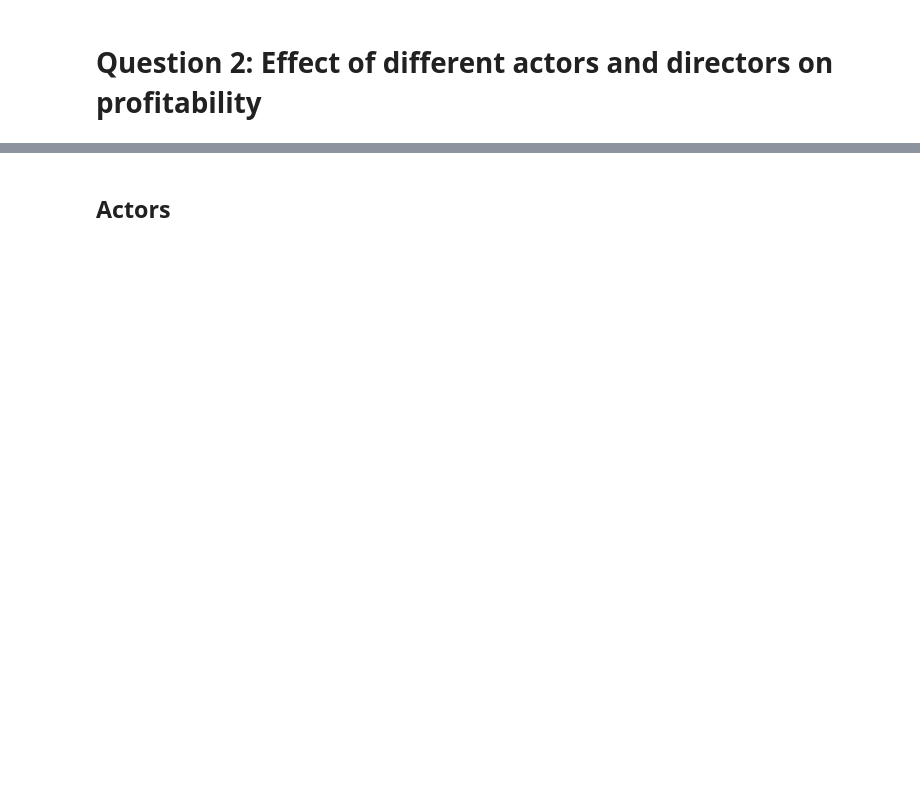
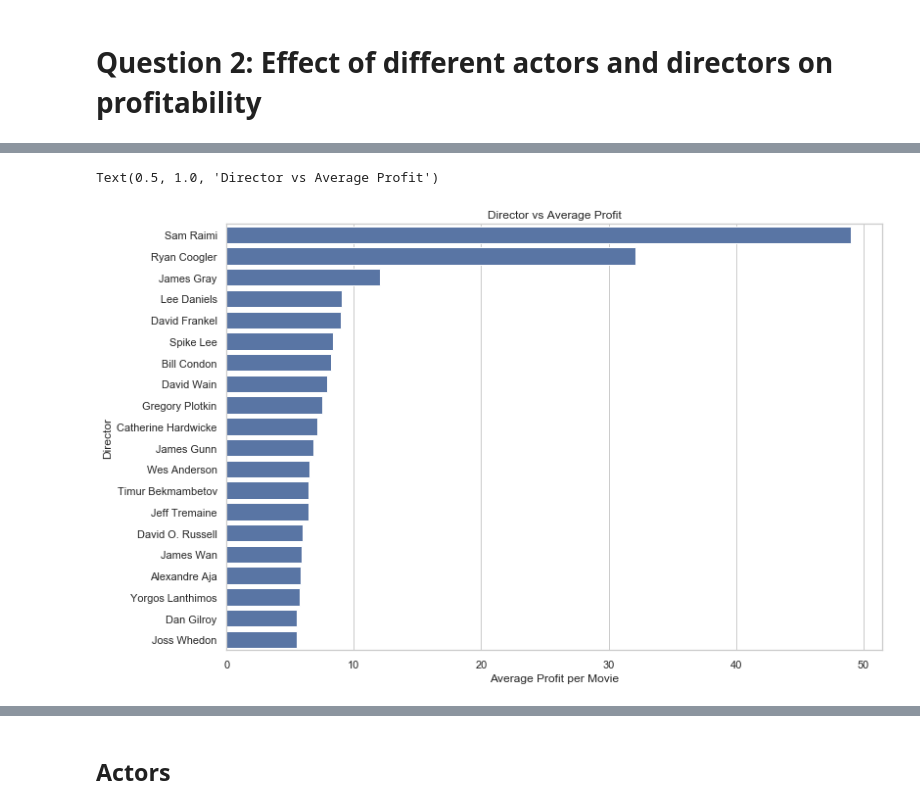
Before and after one commit to gideonk063/module_1_project, a Jupyter notebook: data/technical.ipynb, the cells around one changed output, grey strips where cells are left out. Saved outputs shown, nothing was run; the diff lists cells and outputs as text; code cells hidden in the pictures; blank space fills up the shorter version.

Commit message:
Clean repo and update technical notebook

```diff
--- a/data/technical.ipynb
+++ b/data/technical.ipynb
@@ -344,0 +102,7 @@ See the caveats in the documentation: http://pandas.pydata.org/pandas-docs/stabl
+# %%
+new_name_basics = name_basics[['nconst', 'primary_name', 'primary_profession']].copy()
+#new_basic_title = title_basics[['tconst', 'primary_title']]
+new_crew_title = title_crew[['tconst', 'directors', 'writers']].copy()
+new_principals_title = title_principals[['tconst', 'nconst']].copy()
+#new_ratings_title = title_ratings[['tconst', 'averagerating', 'numvotes']]
+title_alias = alt_title_names[['title_id', 'title', 'region']].copy()
@@ -344,0 +156,3 @@ See the caveats in the documentation: http://pandas.pydata.org/pandas-docs/stabl
+# %%
+# create a new dataframe with only relevant columns
+gross_and_titles = budgets_and_aliases[['title_id', 'title', 'worldwide_gross', 'profitability']].copy()
@@ -344,0 +242,6 @@ See the caveats in the documentation: http://pandas.pydata.org/pandas-docs/stabl
+# %%
+# exclude any director to make less than 2 movies in dataframe to avoid outliers and less predictable performances
+multi_movie_directors = profitability_by_director.loc[profitability_by_director['num_of_movies'] >= 2].copy()
+multi_movie_directors.sort_values(by='profitability', ascending=False, inplace=True)
+# make the director column names more readable
+clean_director_columns(multi_movie_directors)
@@ -344,0 +283,8 @@ See the caveats in the documentation: http://pandas.pydata.org/pandas-docs/stabl
+# %%
+# make a bar graph to easily display the most profitable directors and how profitable they are on average
+plt.figure(figsize=(12,8))
+ax = sns.barplot(y='Director', x='Average Profit per Movie', data=top_multi_movie_directors, color='b')
+plt.title('Director vs Average Profit')
+# %% [output]
+Text(0.5, 1.0, 'Director vs Average Profit')
+[figure, added]
```
Also changed, not shown: parts of 60 cells of this notebook, 10 other files.
